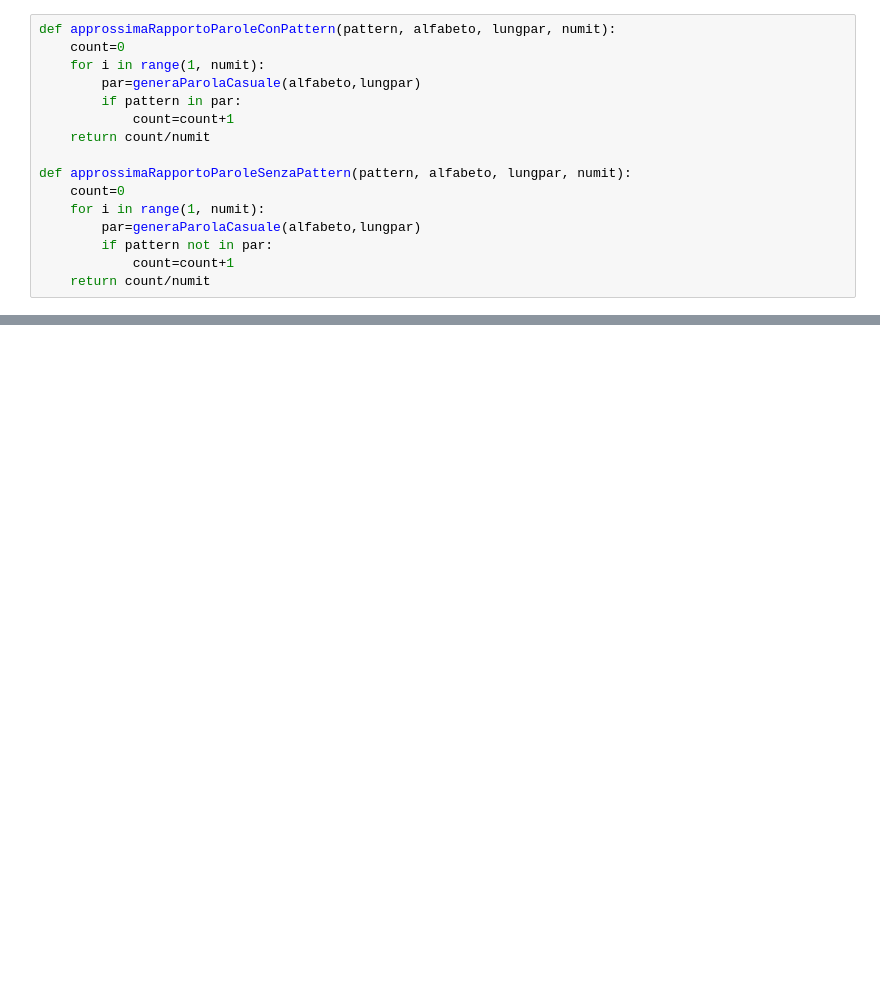
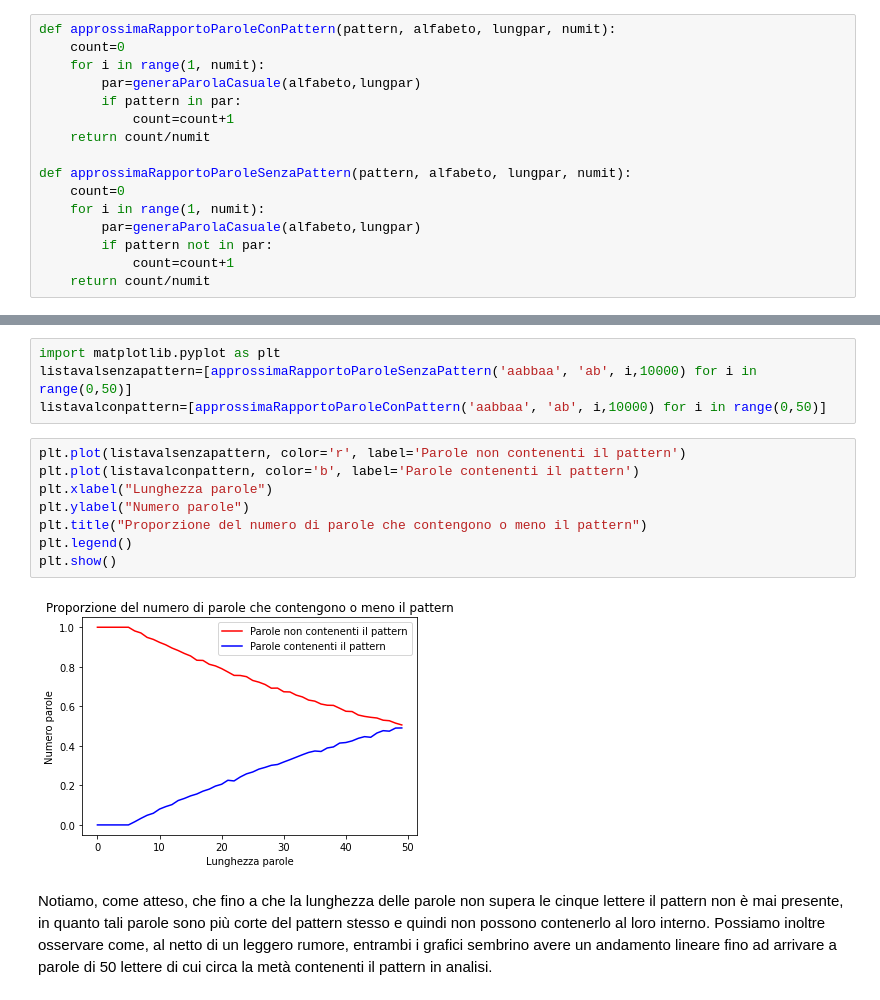
Before and after one commit to Albe21072000/Progetto_AADS, a Jupyter notebook: ProgettoAADS.ipynb, the cells around one changed output, grey strips where cells are left out. Cells and saved outputs as stored; diff of their text form; blank space fills up the shorter version.

```diff
--- a/ProgettoAADS.ipynb
+++ b/ProgettoAADS.ipynb
@@ -133,0 +185,17 @@ parcon+parsenz
+# %%
+import matplotlib.pyplot as plt
+listavalsenzapattern=[approssimaRapportoParoleSenzaPattern('aabbaa', 'ab', i,10000) for i in range(0,50)]
+listavalconpattern=[approssimaRapportoParoleConPattern('aabbaa', 'ab', i,10000) for i in range(0,50)]
+# %%
+plt.plot(listavalsenzapattern, color='r', label='Parole non contenenti il pattern')
+plt.plot(listavalconpattern, color='b', label='Parole contenenti il pattern')
+plt.xlabel("Lunghezza parole")
+plt.ylabel("Numero parole")
+plt.title("Proporzione del numero di parole che contengono o meno il pattern")
+plt.legend()
+plt.show()
+# %% [output]
+[figure, added]
+# %% [markdown]
+Notiamo, come atteso, che fino a che la lunghezza delle parole non supera le cinque lettere il pattern non è mai presente, in quanto tali parole sono più corte del pattern stesso e quindi non possono contenerlo al loro interno.
+Possiamo inoltre osservare come, al netto di un leggero rumore, entrambi i grafici sembrino avere un andamento lineare fino ad arrivare a parole di 50 lettere di cui circa la metà contenenti il pattern in analisi.
```
Also changed, not shown: parts of 53 cells of this notebook.
